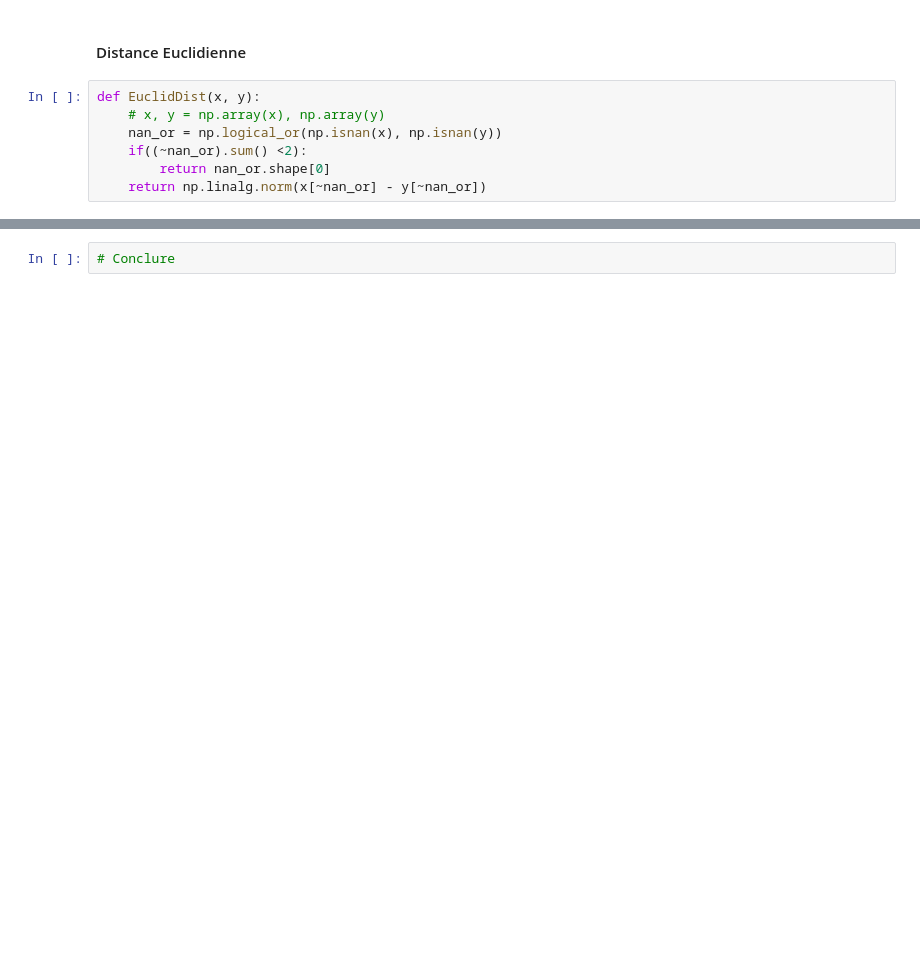
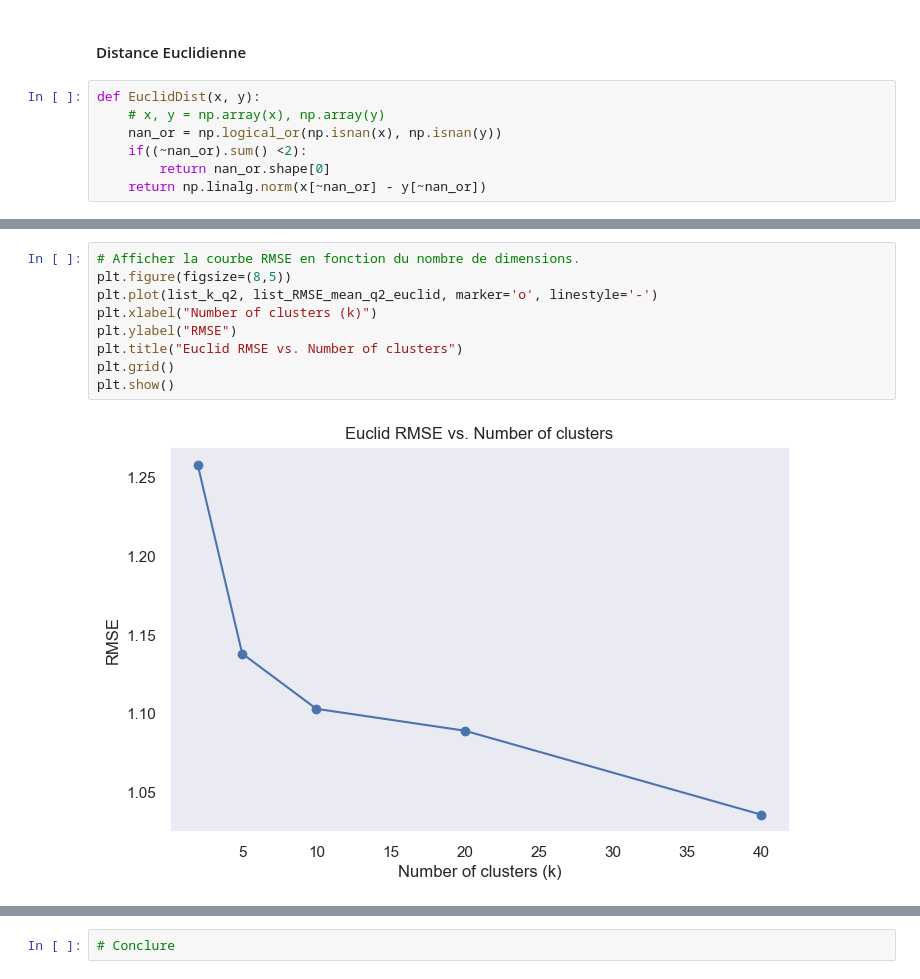
Before and after one commit to SilentPow/LOG6308, a Jupyter notebook: TP2/TP2.ipynb, the cells around one changed output, grey strips where cells are left out. Saved outputs shown, nothing was run; the diff lists cells and outputs as text; blank space fills up the shorter version.

```diff
--- a/TP2/TP2.ipynb
+++ b/TP2/TP2.ipynb
@@ -608,0 +733,11 @@ df_q2.sort_values("Number of Dimensions Taken").head()
+# %%
+# Afficher la courbe RMSE en fonction du nombre de dimensions.
+plt.figure(figsize=(8,5))
+plt.plot(list_k_q2, list_RMSE_mean_q2_euclid, marker='o', linestyle='-')
+plt.xlabel("Number of clusters (k)")
+plt.ylabel("RMSE")
+plt.title("Euclid RMSE vs. Number of clusters")
+plt.grid()
+plt.show()
+# %% [output]
+[figure, added]
```
Also changed, not shown: parts of 17 cells of this notebook.
